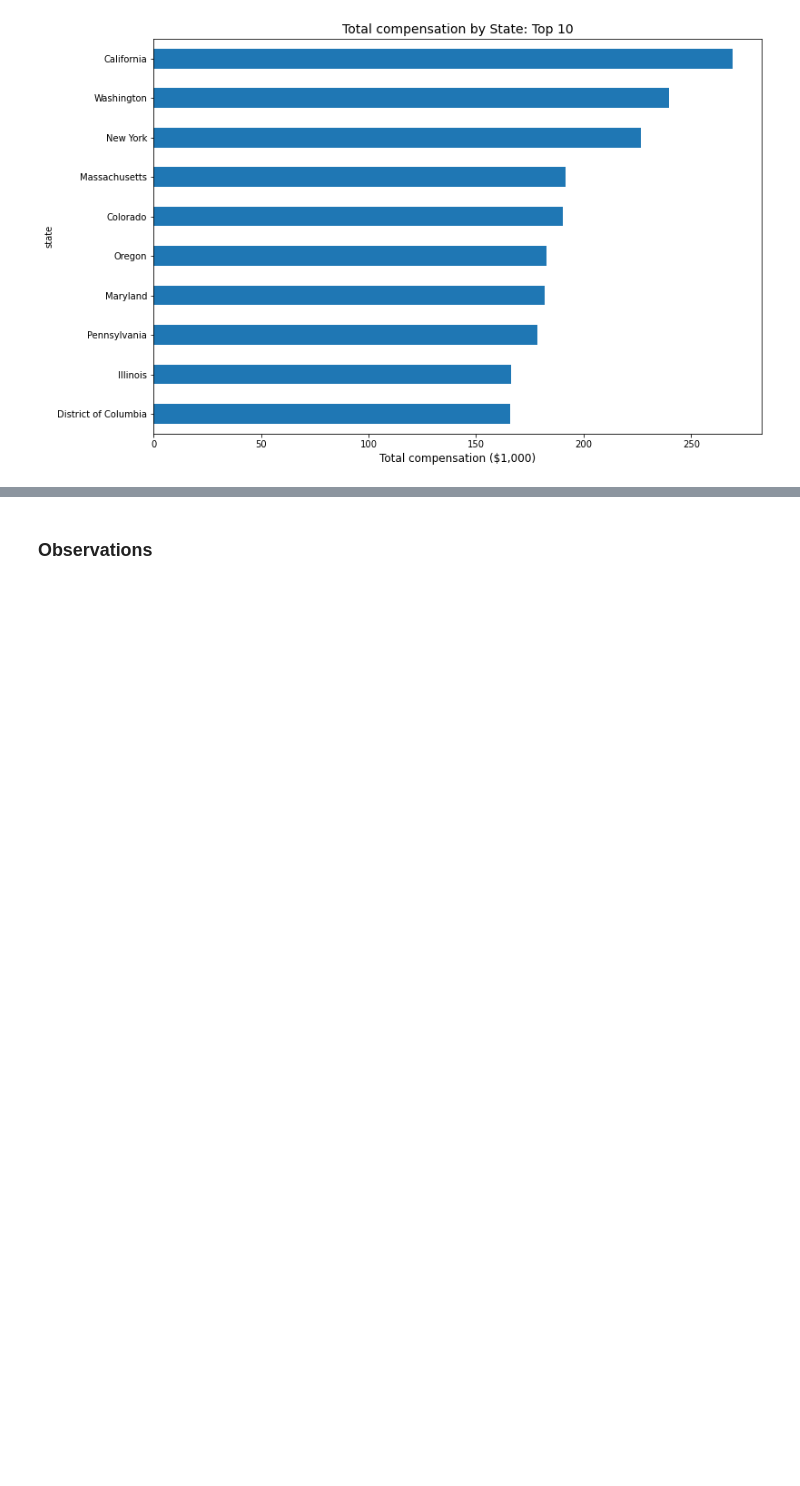
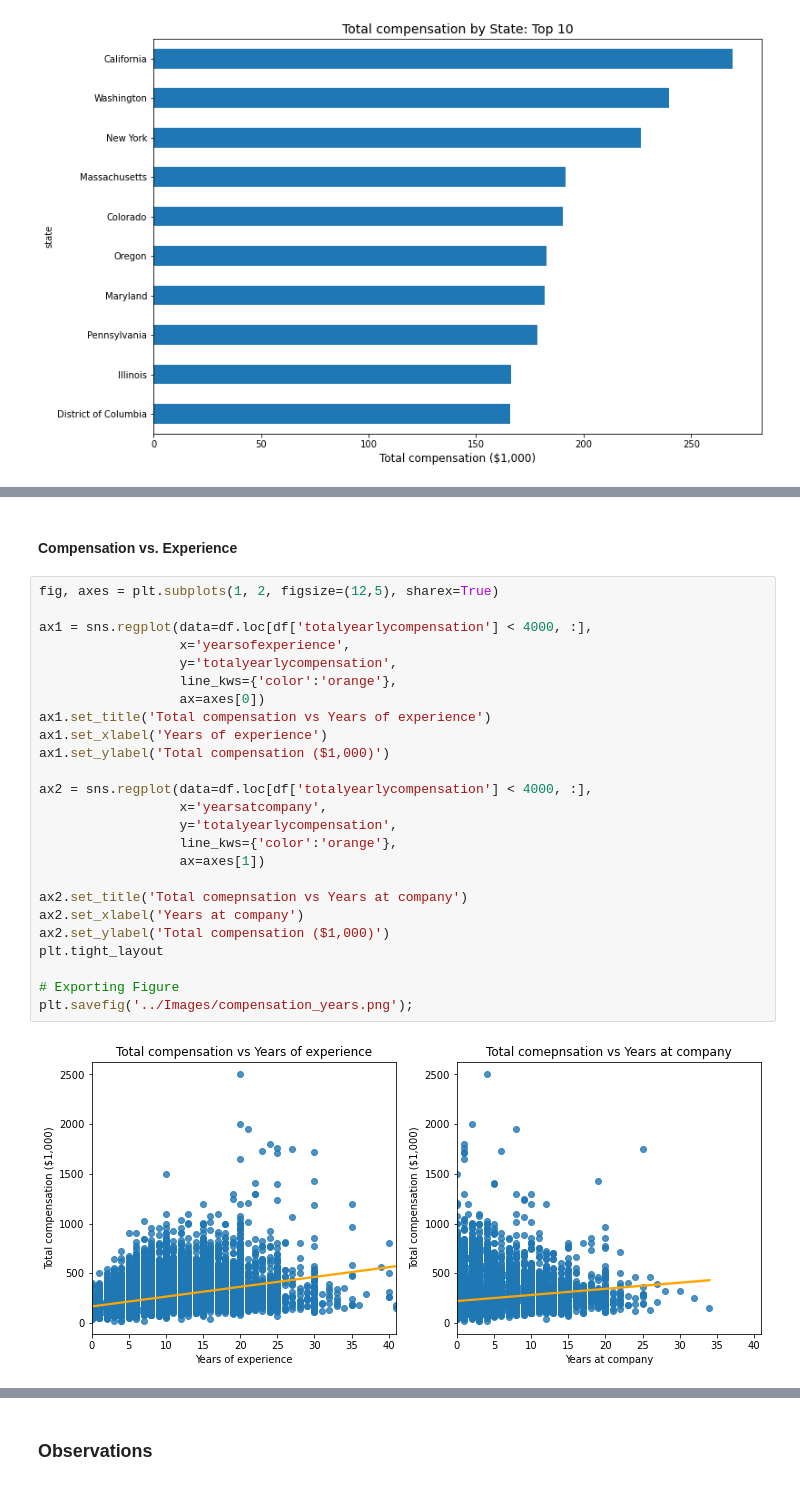
Before and after one commit to mh0805/Group-Project, a Jupyter notebook: Code/EDA_TEAM.ipynb, the cells around one changed output, grey strips where cells are left out. Cells and saved outputs as stored; diff of their text form; blank space fills up the shorter version.

```diff
--- a/Code/EDA_TEAM.ipynb
+++ b/Code/EDA_TEAM.ipynb
@@ -202,0 +336,29 @@ plt.savefig('../Images/total_compensation_by_company.png');
+# %% [markdown]
+#### Compensation vs. Experience
+# %%
+fig, axes = plt.subplots(1, 2, figsize=(12,5), sharex=True)
+
+ax1 = sns.regplot(data=df.loc[df['totalyearlycompensation'] < 4000, :],
+                  x='yearsofexperience',
+                  y='totalyearlycompensation',
+                  line_kws={'color':'orange'},
+                  ax=axes[0])
+ax1.set_title('Total compensation vs Years of experience')
+ax1.set_xlabel('Years of experience')
+ax1.set_ylabel('Total compensation ($1,000)')
+
+ax2 = sns.regplot(data=df.loc[df['totalyearlycompensation'] < 4000, :],
+                  x='yearsatcompany',
+                  y='totalyearlycompensation',
+                  line_kws={'color':'orange'},
+                  ax=axes[1])
+
+ax2.set_title('Total comepnsation vs Years at company')
+ax2.set_xlabel('Years at company')
+ax2.set_ylabel('Total compensation ($1,000)')
+plt.tight_layout
+
+# Exporting Figure
+plt.savefig('../Images/compensation_years.png');
+# %% [output]
+[figure, added]
```
Also changed, not shown: parts of 53 cells of this notebook, 21 other files.
